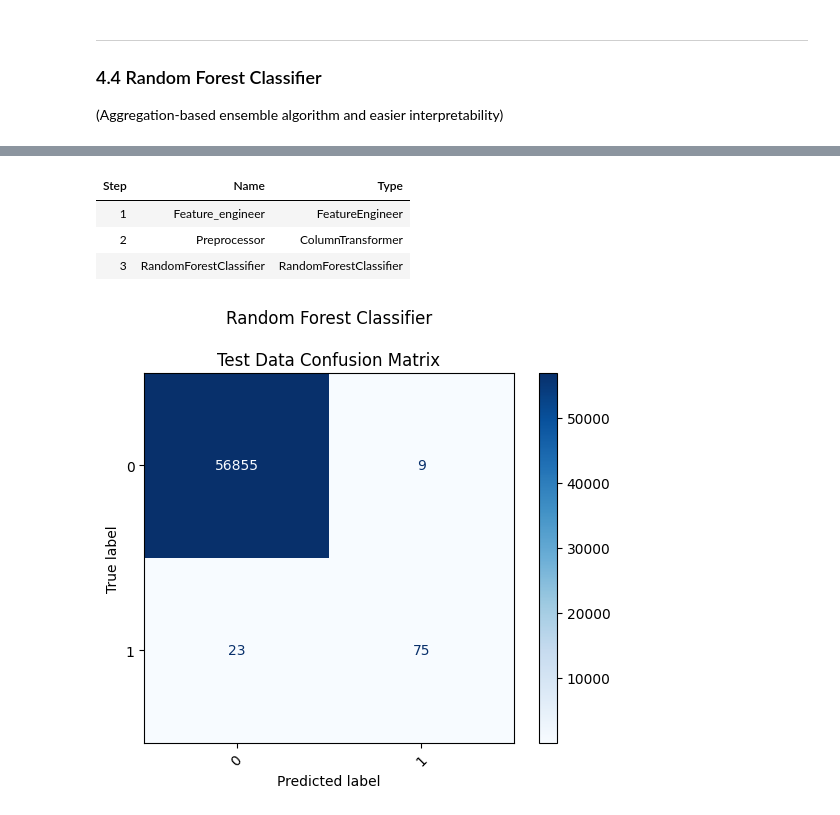
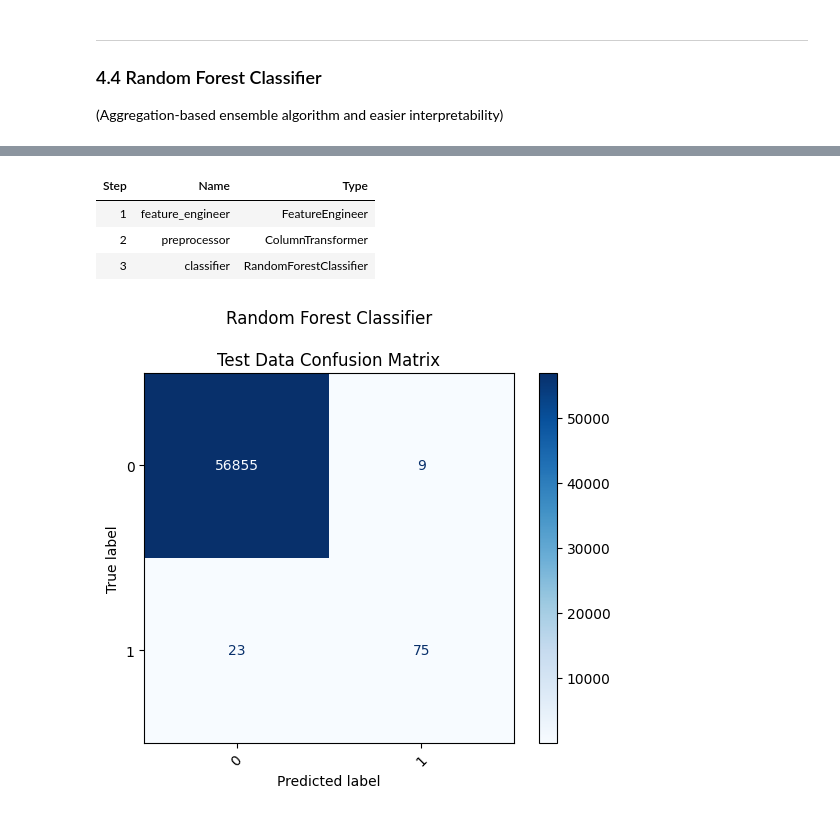
Before and after one commit to muhannad-imam/fraud-risk-modeling, a Jupyter notebook: notebooks/04_modeling.ipynb, the cells around one changed output, grey strips where cells are left out. Drawn from its saved outputs; the diff is of its cells as text; code cells hidden in the pictures.

```diff
--- a/notebooks/04_modeling.ipynb
+++ b/notebooks/04_modeling.ipynb
@@ -135,6 +135,7 @@ catboost_model = Pipeline([
         cat_features=categorical_features,
         eval_metric="PRAUC",
         # The metric CatBoost optimizes during training.
+        verbose=0 #silent training
     ))
 ])
 
@@ -212,6 +198,7 @@ lightgbm_model = Pipeline([
         learning_rate=0.01,
         max_depth=6,
         random_state=3479,
+        verbose=0
     ))
 ])
 
@@ -266,9 +245,9 @@ preprocessor = ColumnTransformer([
 ], remainder="passthrough")
 
 rf_model = Pipeline([
-    ("Feature_engineer", FeatureEngineer()),
-    ("Preprocessor", preprocessor),
-    ("RandomForestClassifier", RandomForestClassifier(
+    ("feature_engineer", FeatureEngineer()),
+    ("preprocessor", preprocessor),
+    ("classifier", RandomForestClassifier(
         max_depth=10,
         min_samples_leaf=10,
         random_state=3479,
@@ -292,7 +271,7 @@ Wall time: 1min 46s
 | Step | Name | Type |
-| 1 | Feature_engineer | FeatureEngineer |
-| 2 | Preprocessor | ColumnTransformer |
-| 3 | RandomForestClassifier | RandomForestClassifier |
+| 1 | feature_engineer | FeatureEngineer |
+| 2 | preprocessor | ColumnTransformer |
+| 3 | classifier | RandomForestClassifier |
 # %%
 rf_metrics = evaluate_model(rf_model, X_test, y_test, model_name="Random Forest Classifier", print_c_matrix=True)
 # %% [output]
```
Also changed, not shown: parts of 8 cells of this notebook.
